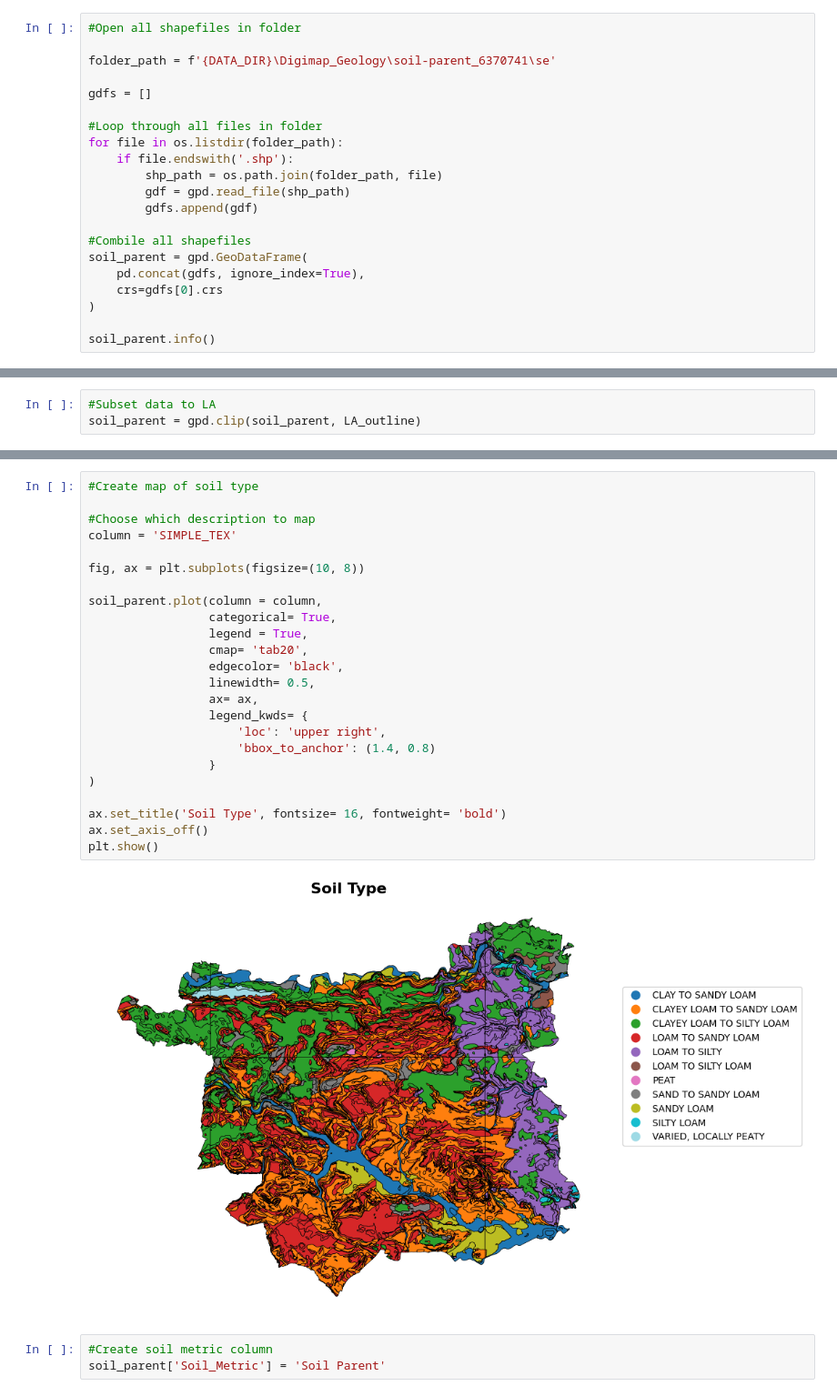
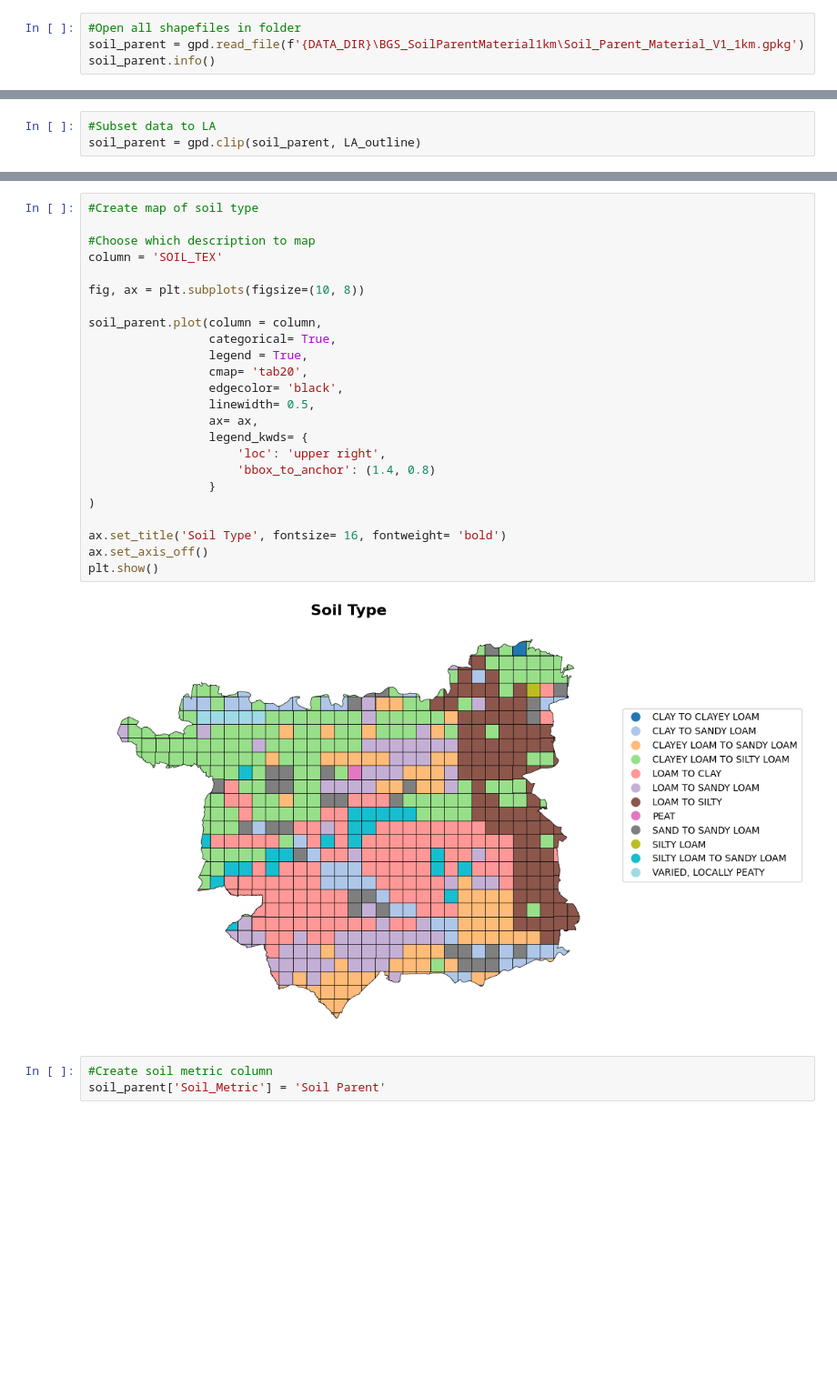
Before and after one commit to MarionC749/LIDA-SEEDS, a Jupyter notebook: Data_Processing/2-SEEDS_soil_health.ipynb, the cells around one changed output, grey strips where cells are left out. Shown at 91% size. Drawn from its saved outputs; the diff is of its cells as text; blank space fills up the shorter version.

Commit message:
changed source soil parent

```diff
--- a/Data_Processing/2-SEEDS_soil_health.ipynb
+++ b/Data_Processing/2-SEEDS_soil_health.ipynb
@@ -151,23 +135,6 @@ flooding.plot()
 # %%
 #Open all shapefiles in folder
-
-folder_path = f'{DATA_DIR}\Digimap_Geology\soil-parent_6370741\se'
-
-gdfs = []
-
-#Loop through all files in folder
-for file in os.listdir(folder_path):
-    if file.endswith('.shp'):
-        shp_path = os.path.join(folder_path, file)
-        gdf = gpd.read_file(shp_path)
-        gdfs.append(gdf)
-
-#Combile all shapefiles
-soil_parent = gpd.GeoDataFrame(
-    pd.concat(gdfs, ignore_index=True),
-    crs=gdfs[0].crs
-)
-
+soil_parent = gpd.read_file(f'{DATA_DIR}\BGS_SoilParentMaterial1km\Soil_Parent_Material_V1_1km.gpkg')
 soil_parent.info()
 # %% [output]
 <class 'geopandas.geodataframe.GeoDataFrame'>
@@ -265,29 +242,29 @@ Name: count, dtype: int64
 # %%
 #Create map of soil type
 
 #Choose which description to map
-column = 'SIMPLE_TEX'
+column = 'SOIL_TEX'
 
 fig, ax = plt.subplots(figsize=(10, 8))
 
 soil_parent.plot(column = column,
                  categorical= True,
                  legend = True,
                  cmap= 'tab20',
                  edgecolor= 'black',
                  linewidth= 0.5,
                  ax= ax,
                  legend_kwds= {
                      'loc': 'upper right',
                      'bbox_to_anchor': (1.4, 0.8)
                  }
 )
 
 ax.set_title('Soil Type', fontsize= 16, fontweight= 'bold')
 ax.set_axis_off()
 plt.show()
 # %% [output]
-[figure, old version]
+[figure, new version]
 # %%
 #Create soil metric column
 soil_parent['Soil_Metric'] = 'Soil Parent'
```
Also changed, not shown: parts of 28 cells of this notebook, 5 other files.
